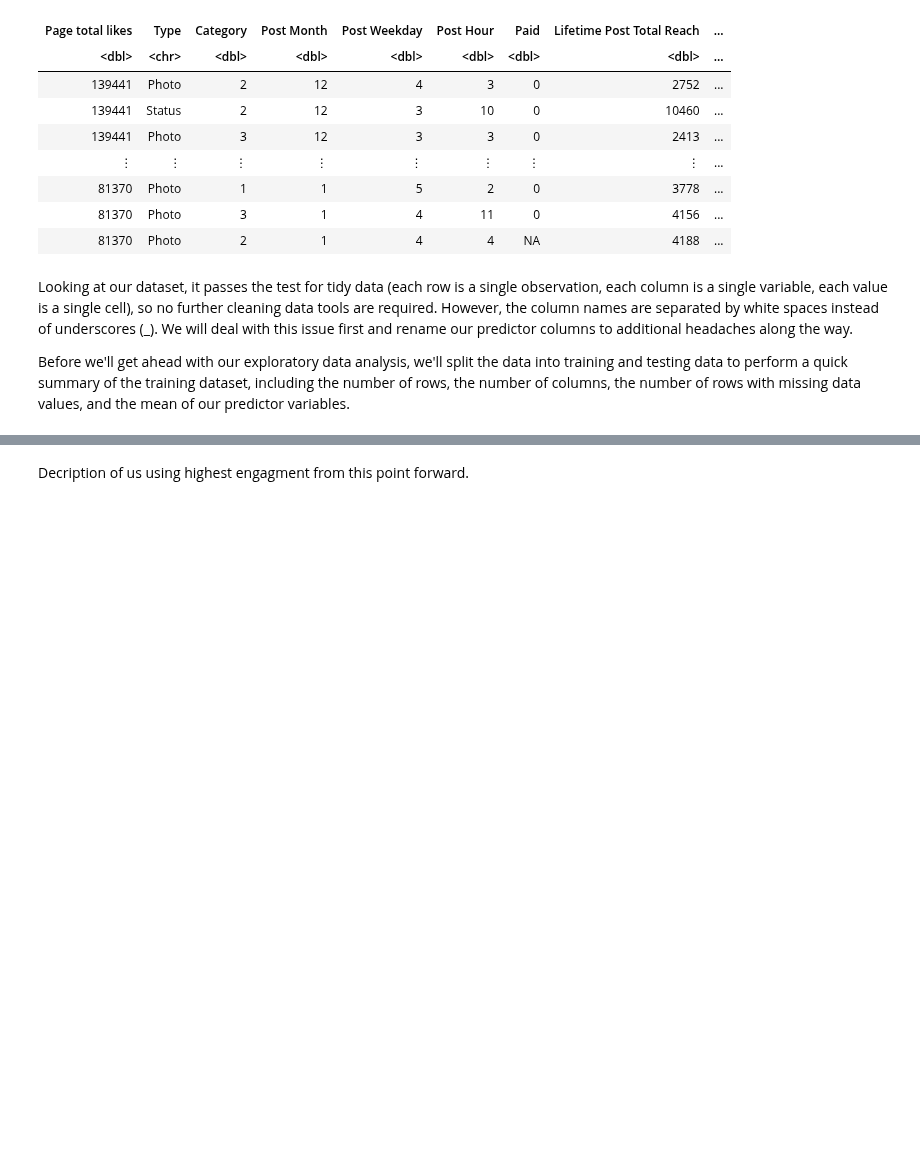
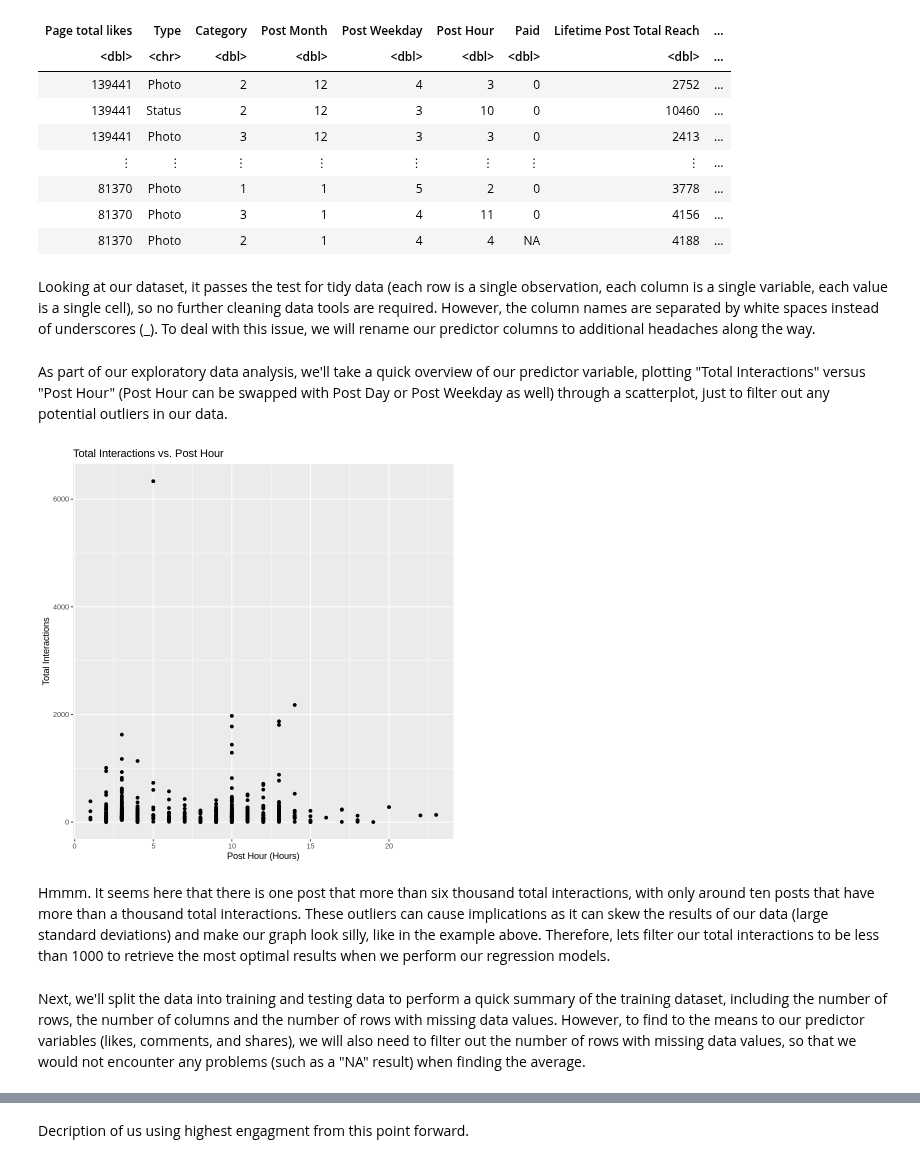
Before and after one commit to amellios/data_science_woohoo, a Jupyter notebook: Final Project Analysis.ipynb, the cells around one changed output, grey strips where cells are left out. Drawn from its saved outputs; the diff is of its cells as text; code cells hidden in the pictures; blank space fills up the shorter version.

Commit message:
added narration for beginning parts of project

```diff
--- a/Final Project Analysis.ipynb
+++ b/Final Project Analysis.ipynb
@@ -91,6 +74,4 @@ A spec_tbl_df: 500 × 19
 | 81370 | Photo | 3 | 1 | 4 | 11 | 0 | 4156 | ... |
 | 81370 | Photo | 2 | 1 | 4 | 4 | NA | 4188 | ... |
 # %% [markdown]
-Looking at our dataset, it passes the test for tidy data (each row is a single observation, each column is a single variable, each value is a single cell), so no further cleaning data tools are required. However, the column names are separated by white spaces instead of underscores (_). We will deal with this issue first and rename our predictor columns to additional headaches along the way.
-
-Before we'll get ahead with our exploratory data analysis, we'll split the data into training and testing data to perform a quick summary of the training dataset, including the number of rows, the number of columns, the number of rows with missing data values, and the mean of our predictor variables.
+Looking at our dataset, it passes the test for tidy data (each row is a single observation, each column is a single variable, each value is a single cell), so no further cleaning data tools are required. However, the column names are separated by white spaces instead of underscores (_). To deal with this issue, we will rename our predictor columns to additional headaches along the way.
@@ -96,0 +83,11 @@ Before we'll get ahead with our exploratory data analysis, we'll split the data
+# %% [markdown]
+As part of our exploratory data analysis, we'll take a quick overview of our predictor variable, plotting "Total Interactions" versus "Post Hour" (Post Hour can be swapped with Post Day or Post Weekday as well) through a scatterplot, just to filter out any potential outliers in our data.
+# %%
+exploratory_scatter_plot <- ggplot(facebook_1, aes(x = post_hour, y = total_interactions)) +
+                            geom_point() +
+                            labs(x = "Post Hour (Hours)", y = "Total Interactions", title = "Total Interactions vs. Post Hour")
+exploratory_scatter_plot
+# %% [output]
+[figure, added]
+# %% [markdown]
+Hmmm. It seems here that there is one post that more than six thousand total interactions, with only around ten posts that have more than a thousand total interactions. These outliers can cause implications as it can skew the results of our data (large standard deviations) and make our graph look silly, like in the example above. Therefore, lets filter our total interactions to be less than 1000 to retrieve the most optimal results when we perform our regression models.
@@ -97 +97,3 @@ Before we'll get ahead with our exploratory data analysis, we'll split the data
+# %% [markdown]
+Next, we'll split the data into training and testing data to perform a quick summary of the training dataset, including the number of rows, the number of columns and the number of rows with missing data values. However, to find to the means to our predictor variables (likes, comments, and shares), we will also need to filter out the number of rows with missing data values, so that we would not encounter any problems (such as a "NA" result) when finding the average.
 # %%
```
Also changed, not shown: parts of 11 cells of this notebook.
